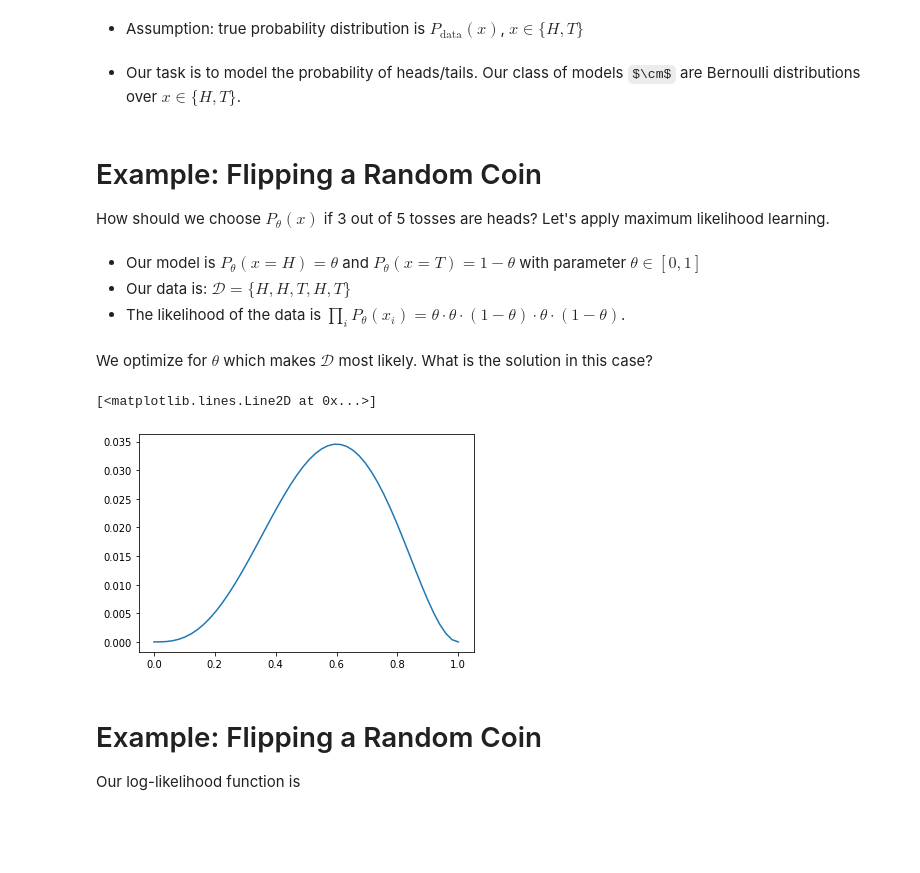
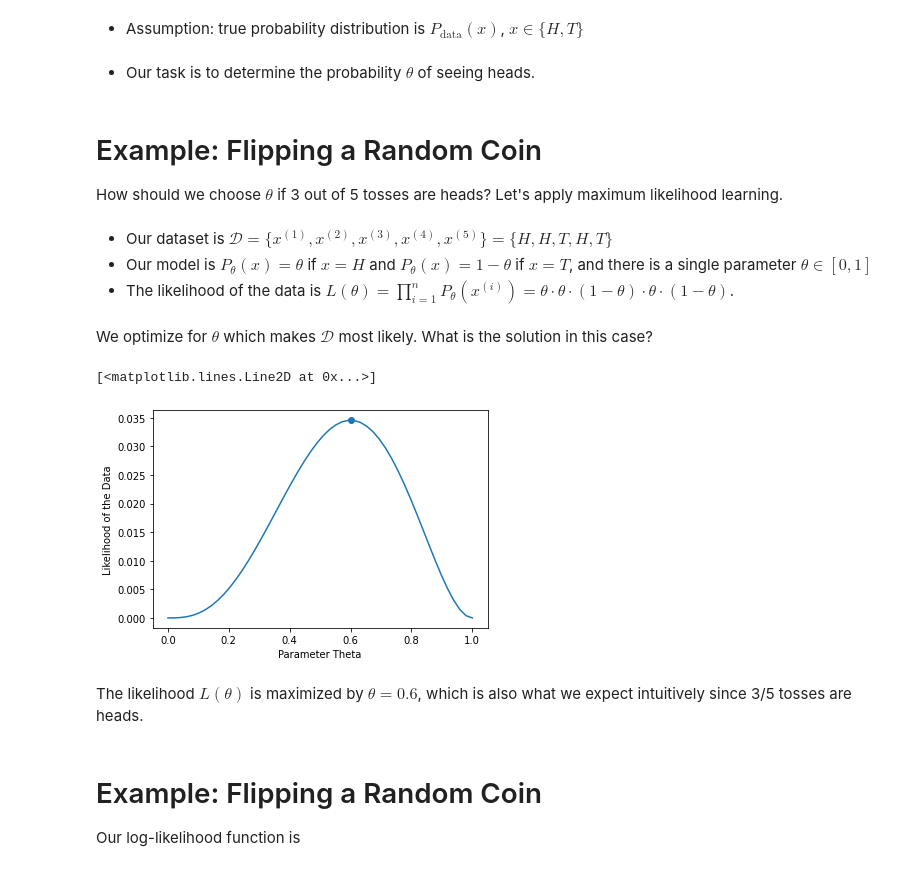
Before and after one commit to kuleshov/cornell-cs5785-2024-applied-ml, a Jupyter notebook: notebooks/lecture4-classification.ipynb, the cells around one changed output. Drawn from its saved outputs; the diff is of its cells as text; code cells hidden in the pictures; some formulas as TeX source; blank space fills up the shorter version.

```diff
--- a/notebooks/lecture4-classification.ipynb
+++ b/notebooks/lecture4-classification.ipynb
@@ -461,32 +461,36 @@ Consider a simple example in which we repeatedly toss a biased coin and record t
 * There are two possible outcomes: heads ($H$) and tails ($T$). A training dataset consists of tosses of the biased coin, e.g., $\mathcal{D}=\{H,H,T,H,T\}$
 # %% [markdown]
 * Assumption: true probability distribution is $P_{\textrm{data}}(x)$, $x \in \{H,T\}$
-# %% [markdown]
-* Our task is to model the probability of heads/tails. Our class of models $\cm$ are Bernoulli distributions over $x \in\{H,T\}$.
-<!-- * Example learning task: How should we choose $P_\theta(x)$ from $\cm$ if 60 out of 100 tosses are heads in $\cd$? -->
+# %% [markdown]
+* Our task is to determine the probability $\theta$ of seeing heads.
 # %% [markdown]
 # Example: Flipping a Random Coin
 
-How should we choose $P_\theta(x)$ if 3 out of 5 tosses are heads? Let's apply maximum likelihood learning.
+How should we choose $\theta$ if 3 out of 5 tosses are heads? Let's apply maximum likelihood learning.
 # %% [markdown]
-* Our model is $P_\theta(x=H)=\theta$ and $P_\theta(x=T)=1-\theta$ with parameter $\theta \in [0,1]$
-* Our data is: $\mathcal{D}=\{H,H,T,H,T\}$
-* The likelihood of the data is $\prod_{i} P_\theta(x_i)=\theta \cdot \theta \cdot (1-\theta) \cdot \theta \cdot (1-\theta)$.
+* Our dataset is $\mathcal{D}=\{x^{(1)},x^{(2)},x^{(3)},x^{(4)},x^{(5)}\}=\{H,H,T,H,T\}$
+* Our model is $P_\theta(x)=\theta$ if $x=H$ and $P_\theta(x)=1-\theta$ if $x=T$, and there is a single parameter $\theta \in [0,1]$
+* The likelihood of the data is $L(\theta) = \prod_{i=1}^n P_\theta(x^{(i)})=\theta \cdot \theta \cdot (1-\theta) \cdot \theta \cdot (1-\theta)$.
 # %% [markdown]
 We optimize for $\theta$ which makes $\mathcal{D}$ most likely. What is the solution in this case?
 # %%
 %matplotlib inline
 import numpy as np
 from matplotlib import pyplot as plt
 
 # our dataset is {H, H, T, H, T}; if theta = P(x=H), we get:
 coin_likelihood = lambda theta: theta*theta*(1-theta)*theta*(1-theta)
 
 theta_vals = np.linspace(0,1)
+plt.ylabel('Likelihood of the Data')
+plt.xlabel('Parameter Theta')
+plt.scatter([0.6], [coin_likelihood(0.6)])
 plt.plot(theta_vals, coin_likelihood(theta_vals))
 # %% [output]
 [<matplotlib.lines.Line2D at 0x...>]
-[figure, old version]
+[figure, new version]
+# %% [markdown]
+The likelihood $L(\theta)$ is maximized by $\theta=0.6$, which is also what we expect intuitively since 3/5 tosses are heads.
 # %% [markdown]
 # Example: Flipping a Random Coin
 
```
Also changed, not shown: parts of 61 cells of this notebook.
